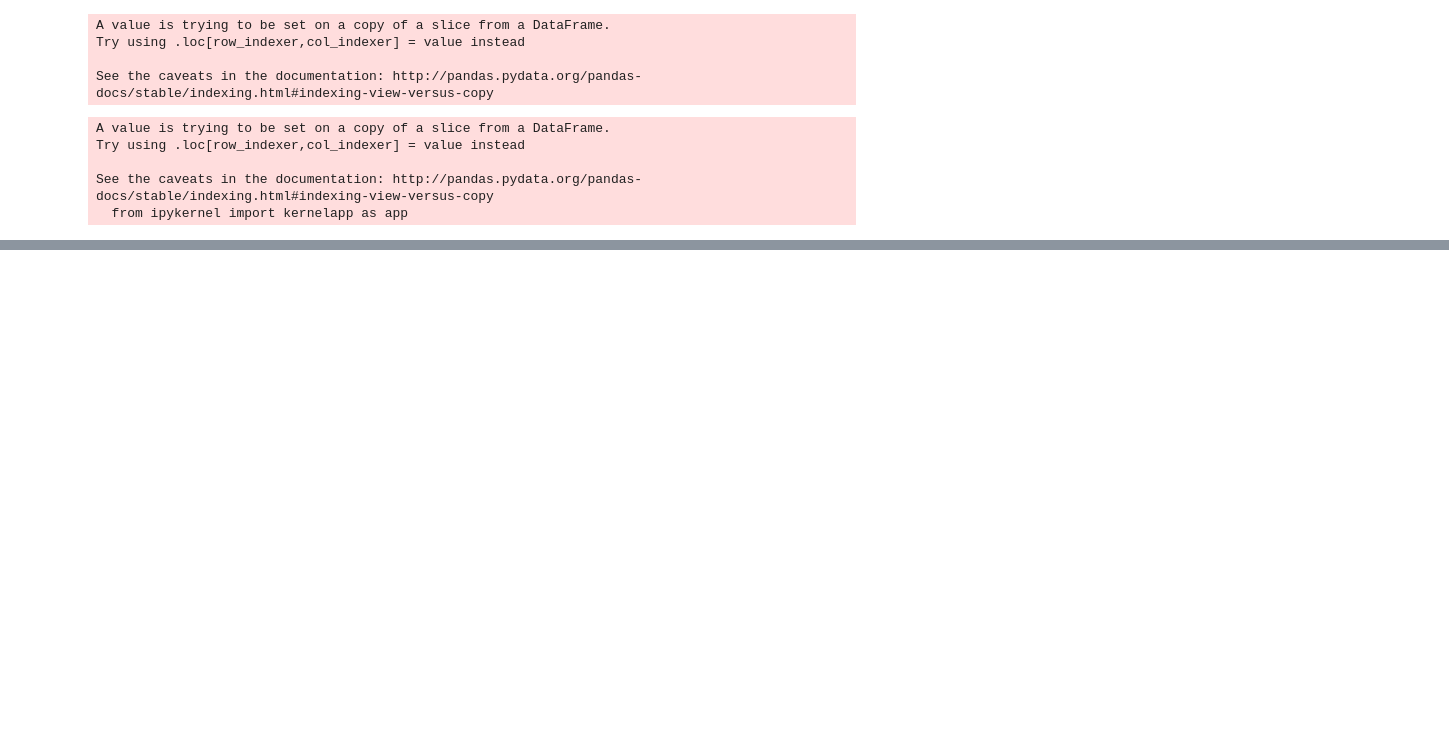
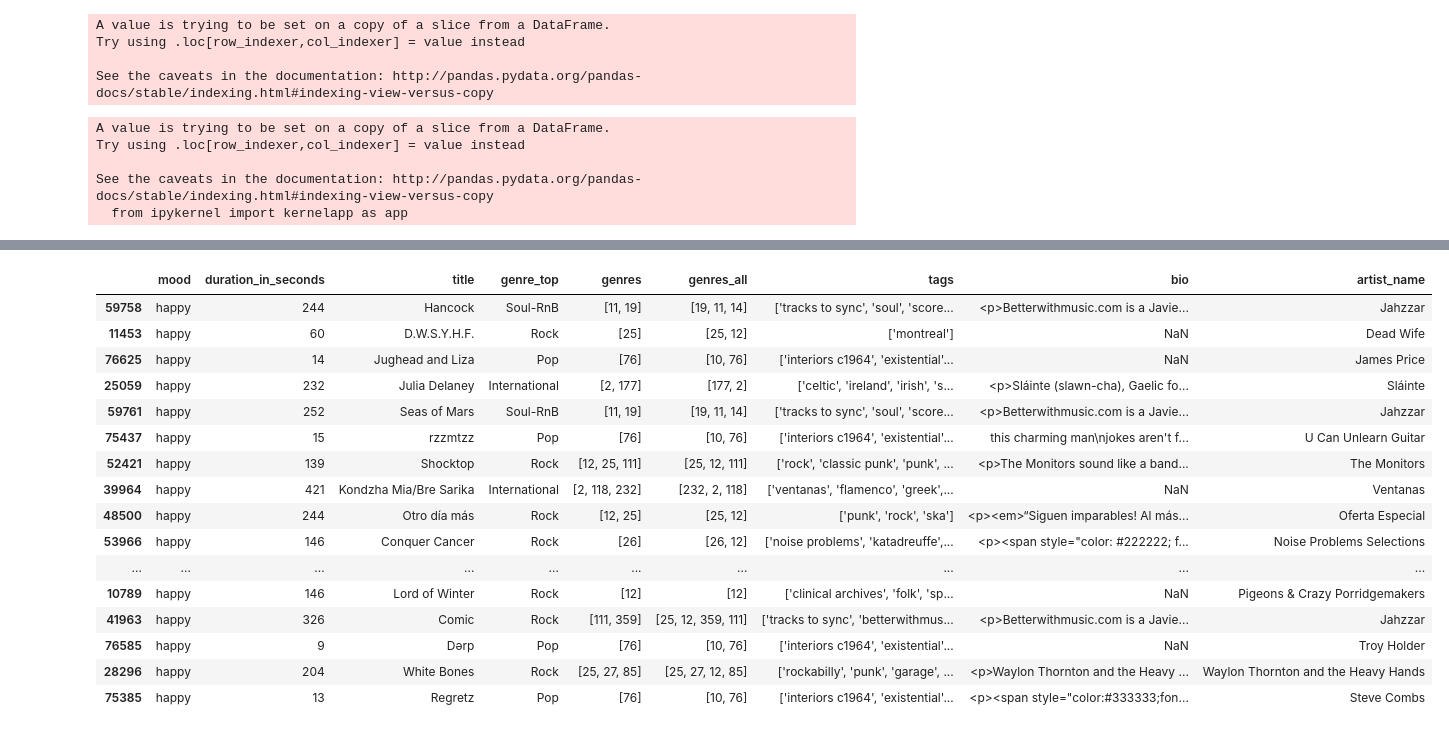
Before and after one commit to labs12-music-stream-selector/DS, a Jupyter notebook: aws-sagemaker-python-notebook.ipynb, the cells around one changed output, grey strips where cells are left out. Cells and saved outputs as stored; diff of their text form; code cells hidden in the pictures; blank space fills up the shorter version.

```diff
--- a/aws-sagemaker-python-notebook.ipynb
+++ b/aws-sagemaker-python-notebook.ipynb
@@ -458,0 +469,22 @@ mvp_df.to_csv('mvp.csv')
+# %%
+# sample 20 'happy' songs from moods_genres_tags_df
+happy_sample = mood_genres_tags_df.loc[mood_genres_tags_df['mood']=='happy'].sample(n=20, random_state=1)
+happy_sample
+# %% [output]
+|  | mood | duration_in_seconds | title | genre_top | genres | genres_all | tags | bio | artist_name |
+| 59758 | happy | 244 | Hancock | Soul-RnB | [11, 19] | [19, 11, 14] | ['tracks to sync', 'soul', 'score... | <p>Betterwithmusic.com is a Javie... | Jahzzar |
+| 11453 | happy | 60 | D.W.S.Y.H.F. | Rock | [25] | [25, 12] | ['montreal'] | NaN | Dead Wife |
+| 76625 | happy | 14 | Jughead and Liza | Pop | [76] | [10, 76] | ['interiors c1964', 'existential'... | NaN | James Price |
+| 25059 | happy | 232 | Julia Delaney | International | [2, 177] | [177, 2] | ['celtic', 'ireland', 'irish', 's... | <p>Sláinte (slawn-cha), Gaelic fo... | Sláinte |
+| 59761 | happy | 252 | Seas of Mars | Soul-RnB | [11, 19] | [19, 11, 14] | ['tracks to sync', 'soul', 'score... | <p>Betterwithmusic.com is a Javie... | Jahzzar |
+| 75437 | happy | 15 | rzzmtzz | Pop | [76] | [10, 76] | ['interiors c1964', 'existential'... | this charming man\njokes aren't f... | U Can Unlearn Guitar |
+| 52421 | happy | 139 | Shocktop | Rock | [12, 25, 111] | [25, 12, 111] | ['rock', 'classic punk', 'punk', ... | <p>The Monitors sound like a band... | The Monitors |
+| 39964 | happy | 421 | Kondzha Mia/Bre Sarika | International | [2, 118, 232] | [232, 2, 118] | ['ventanas', 'flamenco', 'greek',... | NaN | Ventanas |
+| 48500 | happy | 244 | Otro día más | Rock | [12, 25] | [25, 12] | ['punk', 'rock', 'ska'] | <p><em>“Siguen imparables! Al más... | Oferta Especial |
+| 53966 | happy | 146 | Conquer Cancer | Rock | [26] | [26, 12] | ['noise problems', 'katadreuffe',... | <p><span style="color: #222222; f... | Noise Problems Selections |
+| ... | ... | ... | ... | ... | ... | ... | ... | ... | ... |
+| 10789 | happy | 146 | Lord of Winter | Rock | [12] | [12] | ['clinical archives', 'folk', 'sp... | NaN | Pigeons & Crazy Porridgemakers |
+| 41963 | happy | 326 | Comic | Rock | [111, 359] | [25, 12, 359, 111] | ['tracks to sync', 'betterwithmus... | <p>Betterwithmusic.com is a Javie... | Jahzzar |
+| 76585 | happy | 9 | Dərp | Pop | [76] | [10, 76] | ['interiors c1964', 'existential'... | NaN | Troy Holder |
+| 28296 | happy | 204 | White Bones | Rock | [25, 27, 85] | [25, 27, 12, 85] | ['rockabilly', 'punk', 'garage', ... | <p>Waylon Thornton and the Heavy ... | Waylon Thornton and the Heavy Hands |
+| 75385 | happy | 13 | Regretz | Pop | [76] | [10, 76] | ['interiors c1964', 'existential'... | <p><span style="color:#333333;fon... | Steve Combs |
```
Also changed, not shown: parts of 47 cells of this notebook.
